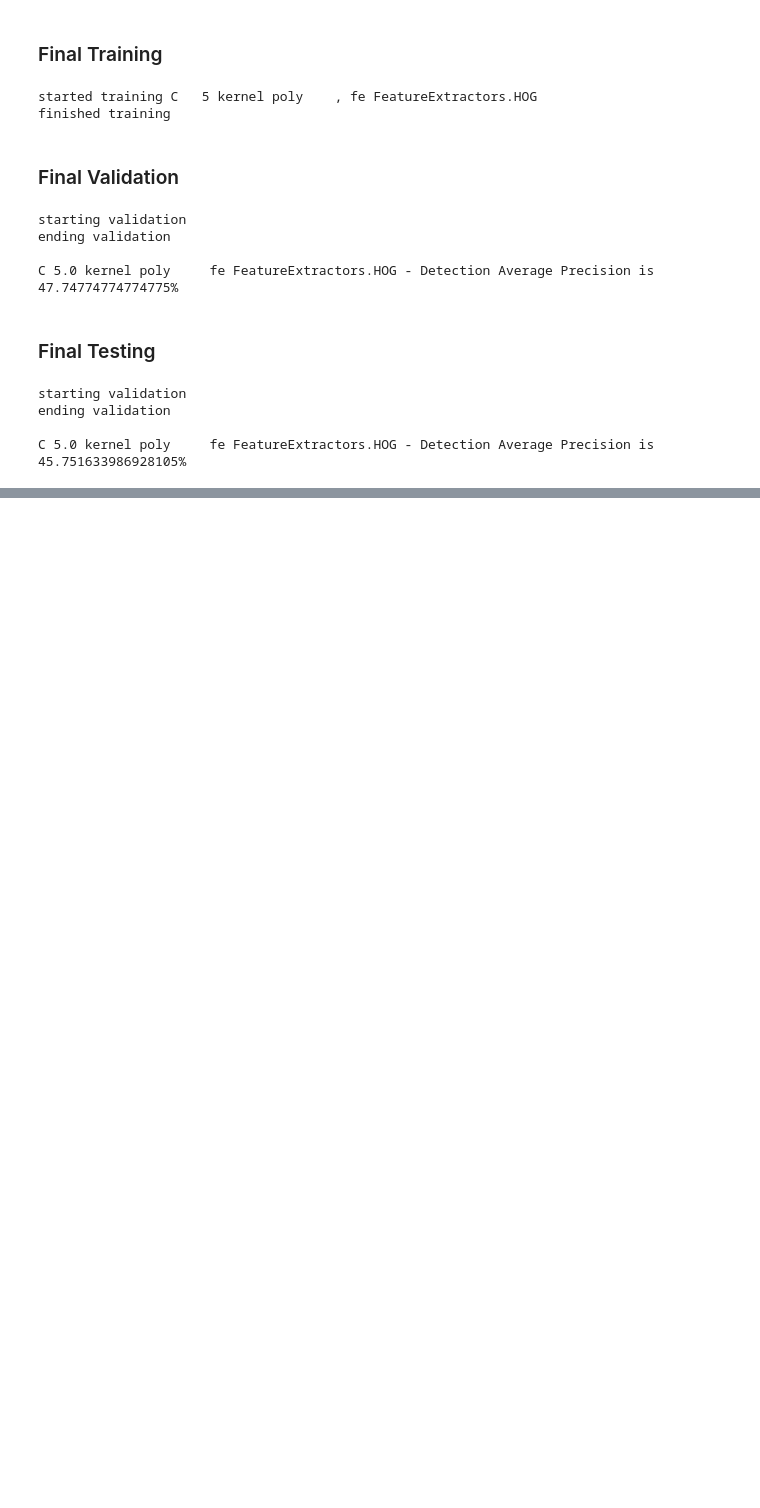
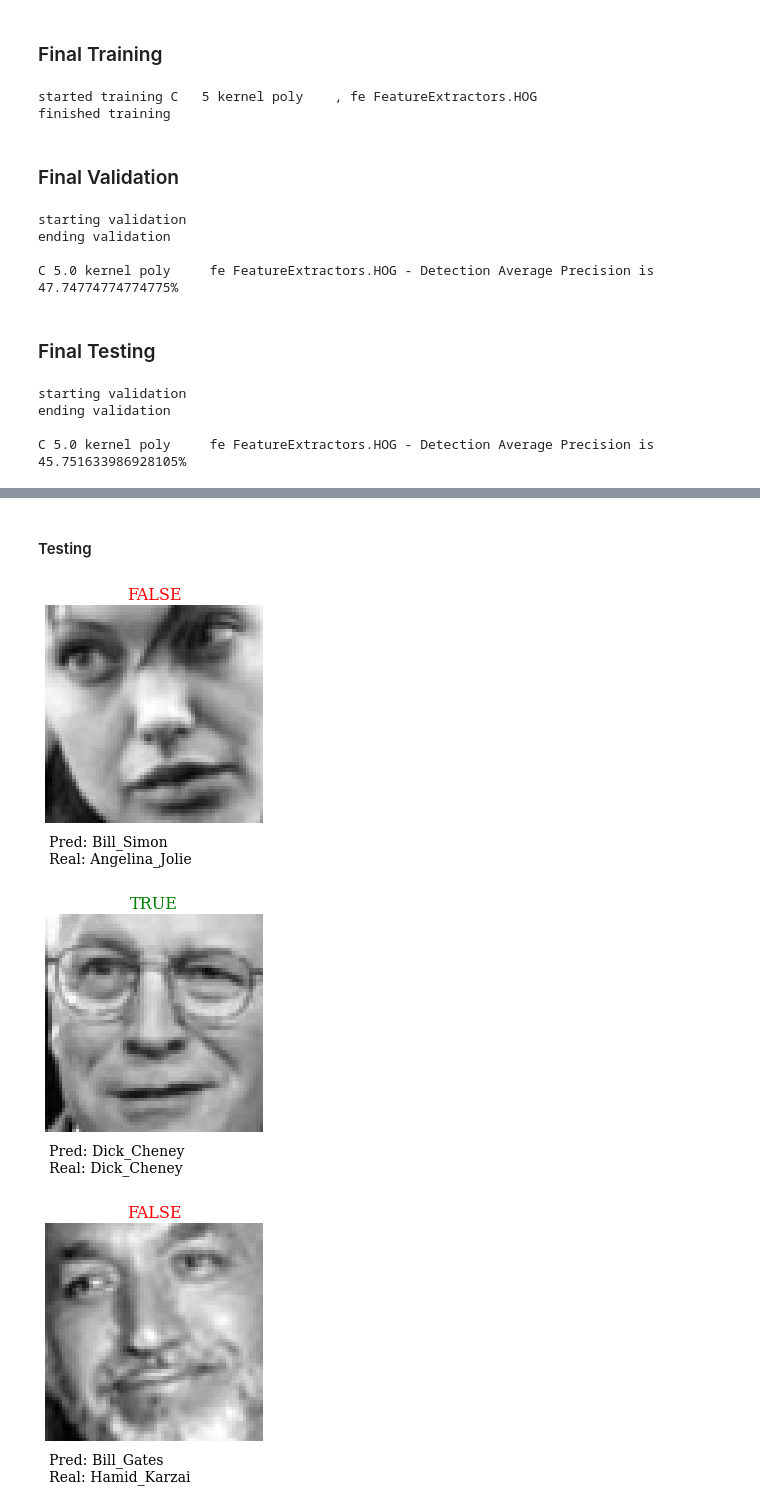
Before and after one commit to franri/computer-vision-final-project, a Jupyter notebook: Face Recognition.ipynb, the cells around one changed output, grey strips where cells are left out. Drawn from its saved outputs; the diff is of its cells as text; code cells hidden in the pictures; blank space fills up the shorter version.

```diff
--- a/Face Recognition.ipynb
+++ b/Face Recognition.ipynb
@@ -555,0 +493,55 @@ C 5.0 kernel poly     fe FeatureExtractors.HOG - Detection Average Precision is
+# %% [markdown]
+#### Testing
+# %%
+testing_images = []
+testing_labels = []
+testing_names = []
+for testing_image in testing_data:
+    image = (testing_image[0]/255)
+    label = testing_image[2]
+    name = testing_image[1][0].split('.')[0]
+    testing_images.append(image.reshape(64*64))
+    testing_labels.append(label.reshape(1))
+    testing_names.append(name)
+
+testing_images = np.asarray(testing_images)
+testing_labels = np.asarray(testing_labels)
+testing_labels = testing_labels.reshape(testing_labels.shape[0])
+
+
+labels = classifier.predict(testing_repr)
+## Get score for each sliding window patch
+scores = classifier.predict_proba(testing_repr)
+
+indexes = [13,50,77,18,110] # You can use Random Sample
+for index in indexes:
+    predicted_label=labels[index]
+    real_label = testing_labels[index]
+
+    pred_name = testing_names[np.nonzero(testing_labels==predicted_label)[0][0]]
+    real_name = testing_names[np.nonzero(testing_labels==real_label)[0][0]]
+    if real_label==predicted_label:
+        text='TRUE'
+        color='g'
+    else:
+        text='FALSE'
+        color='r'
+    font = {'family': 'serif',
+            'color':  color,
+            'weight': 'normal',
+            'size': 16,
+            }
+    plt.imshow(testing_images[index].reshape(64,64), cmap='gray')
+    plt.axis('off')
+    plt.title(text, fontdict=font)
+    sub_font = {'family': 'serif',
+            'weight': 'normal',
+            'size': 14,
+            }
+    plt.text(0.5, 75, 'Pred: {} \nReal: {}'.format(pred_name[:-5],real_name[:-5]), fontdict=sub_font)
+
+    plt.show()
+# %% [output]
+[figure, added]
+[figure, added]
+[figure, added]
```
Also changed, not shown: parts of 23 cells of this notebook, 12 other files.
